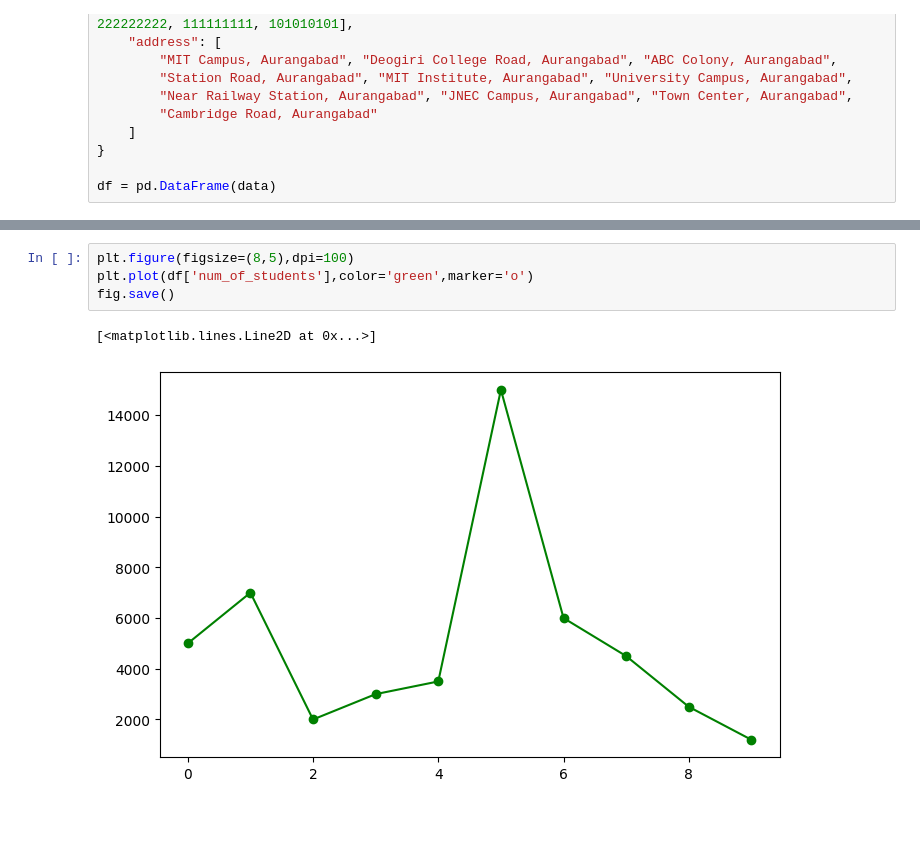
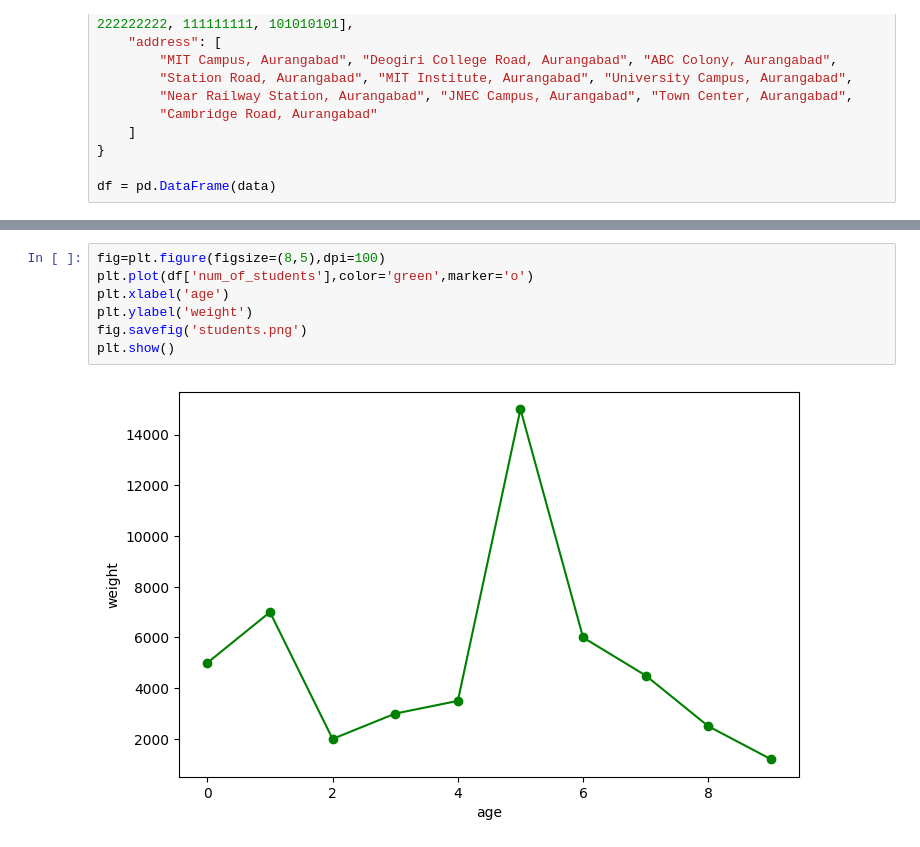
Before and after one commit to gurudattamanpreet/Practice, a Jupyter notebook: Shiv_Concept_Class.ipynb, the cells around one changed output, grey strips where cells are left out. Drawn from its saved outputs; the diff is of its cells as text; blank space fills up the shorter version.

```diff
--- a/Shiv_Concept_Class.ipynb
+++ b/Shiv_Concept_Class.ipynb
@@ -677,9 +677,11 @@ df.head()
 | 3 | Government College of Engineering | College | Engineering | https://www.geca.ac.in | 3000 | 666666666 | Station Road, Aurangabad |
 | 4 | Marathwada Institute of Technology | College | Engineering, MBA | https://www.mit.asia | 3500 | 555555555 | MIT Institute, Aurangabad |
 # %%
-plt.figure(figsize=(8,5),dpi=100)
+fig=plt.figure(figsize=(8,5),dpi=100)
 plt.plot(df['num_of_students'],color='green',marker='o')
-fig.save()
+plt.xlabel('age')
+plt.ylabel('weight')
+fig.savefig('students.png')
+plt.show()
 # %% [output]
-[<matplotlib.lines.Line2D at 0x...>]
-[figure, old version]
+[figure, new version]
```
